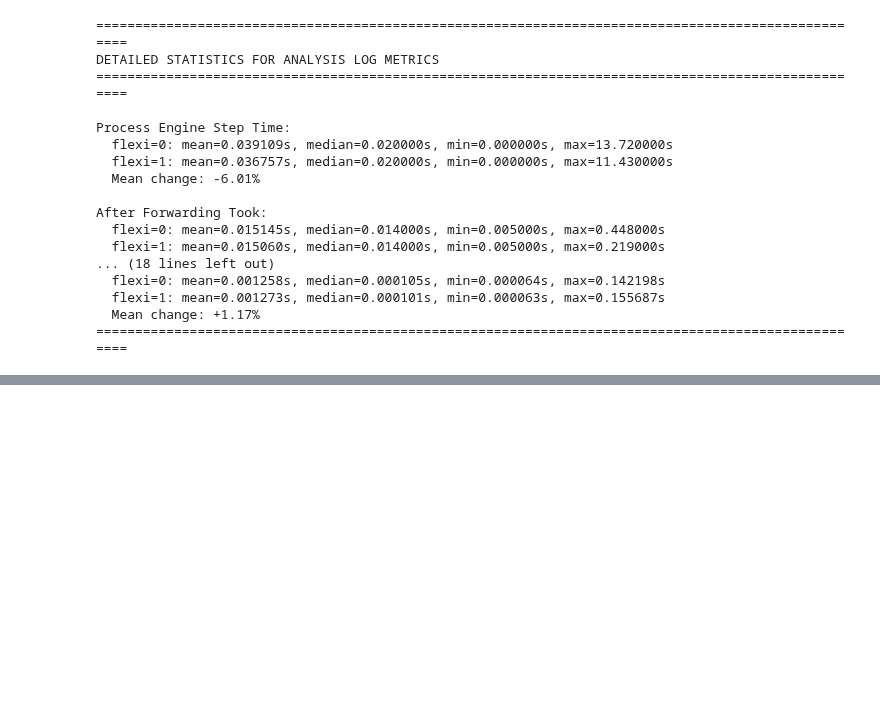
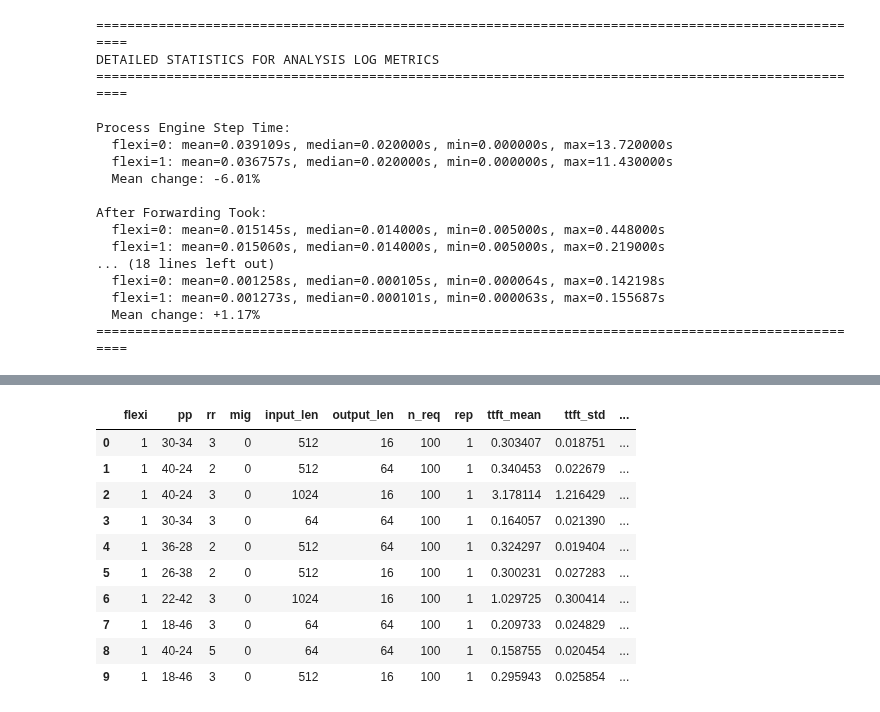
Before and after one commit to paprikaw/vllm, a Jupyter notebook: vllm_exp/draw.ipynb, the cells around one changed output, grey strips where cells are left out. Drawn from its saved outputs; the diff is of its cells as text; code cells hidden in the pictures; blank space fills up the shorter version.

```diff
--- a/vllm_exp/draw.ipynb
+++ b/vllm_exp/draw.ipynb
@@ -688,3 +688,75 @@ After Forwarding Took:
   flexi=1: mean=0.001273s, median=0.000101s, min=0.000063s, max=0.155687s
   Mean change: +1.17%
 ====================================================================================================
+# %%
+# Analyze benchmark results: TTFT and TPOT by PP configuration and benchmark config
+import pandas as pd
+import matplotlib.pyplot as plt
+import numpy as np
+from pathlib import Path
+import re
+
+# Define the log directory
+log_dir = Path('/home/bxb1/vllm_workbench/vllm/logs/project-benchmark-FP8-high-input-len')
+
+# Parse all experiment directories
+def parse_experiment_dir(dir_name):
+    """Extract experiment parameters from directory name"""
+    pattern = r'test-\{flexi=(\d+)\}-\{pp=(\d+-\d+)\}-\{rr=(\d+)\}-\{mig=(\d+)\}-\{in=(\d+)\}-\{out=(\d+)\}-\{n_req=(\d+)\}-\{rep=(\d+)\}'
+    match = re.match(pattern, dir_name)
+    if match:
+        return {
+            'flexi': int(match.group(1)),
+            'pp': match.group(2),
+            'rr': int(match.group(3)),
+            'mig': int(match.group(4)),
+            'input_len': int(match.group(5)),
+            'output_len': int(match.group(6)),
+            'n_req': int(match.group(7)),
+            'rep': int(match.group(8))
+        }
+    return None
+
+# Collect all experiment data
+all_data = []
+
+for exp_dir in log_dir.iterdir():
+    if not exp_dir.is_dir() or not exp_dir.name.startswith('test-'):
+        continue
+
+    params = parse_experiment_dir(exp_dir.name)
+    if not params:
+        continue
+
+    # Read request_metrics.csv
+    metrics_file = exp_dir / 'request_metrics.csv'
+    if not metrics_file.exists():
+        continue
+
+    try:
+        df = pd.read_csv(metrics_file)
+        if 'ttfts' in df.columns and 'tpots' in df.columns:
+            all_data.append({
+                **params,
+                'ttft_mean': df['ttfts'].mean(),
+                'ttft_std': df['ttfts'].std(),
+                'tpot_mean': df['tpots'].mean(),
+                'tpot_std': df['tpots'].std(),
+                'e2el_mean': df['e2els'].mean() if 'e2els' in df.columns else None
+            })
+    except Exception as e:
+        print(f"Error reading {metrics_file}: {e}")
+
+# Create DataFrame
+results_df = pd.DataFrame(all_data)
+print(f"Loaded {len(results_df)} experiments")
+print(f"\nUnique benchmark configs:")
+print(f"  - Input lengths: {sorted(results_df['input_len'].unique())}")
+print(f"  - Output lengths: {sorted(results_df['output_len'].unique())}")
+print(f"  - Request rates: {sorted(results_df['rr'].unique())}")
+print(f"  - PP configs: {sorted(results_df['pp'].unique())}")
+
+# Display sample data
+print("\nSample data:")
+results_df.head(10)
+# %% [output]
@@ -690,0 +772,11 @@ After Forwarding Took:
+|  | flexi | pp | rr | mig | input_len | output_len | n_req | rep | ttft_mean | ttft_std | ... |
+| 0 | 1 | 30-34 | 3 | 0 | 512 | 16 | 100 | 1 | 0.303407 | 0.018751 | ... |
+| 1 | 1 | 40-24 | 2 | 0 | 512 | 64 | 100 | 1 | 0.340453 | 0.022679 | ... |
+| 2 | 1 | 40-24 | 3 | 0 | 1024 | 16 | 100 | 1 | 3.178114 | 1.216429 | ... |
+| 3 | 1 | 30-34 | 3 | 0 | 64 | 64 | 100 | 1 | 0.164057 | 0.021390 | ... |
+| 4 | 1 | 36-28 | 2 | 0 | 512 | 64 | 100 | 1 | 0.324297 | 0.019404 | ... |
+| 5 | 1 | 26-38 | 2 | 0 | 512 | 16 | 100 | 1 | 0.300231 | 0.027283 | ... |
+| 6 | 1 | 22-42 | 3 | 0 | 1024 | 16 | 100 | 1 | 1.029725 | 0.300414 | ... |
+| 7 | 1 | 18-46 | 3 | 0 | 64 | 64 | 100 | 1 | 0.209733 | 0.024829 | ... |
+| 8 | 1 | 40-24 | 5 | 0 | 64 | 64 | 100 | 1 | 0.158755 | 0.020454 | ... |
+| 9 | 1 | 18-46 | 3 | 0 | 512 | 16 | 100 | 1 | 0.295943 | 0.025854 | ... |
```
Also changed, not shown: parts of 2 cells of this notebook, 29 other files.
